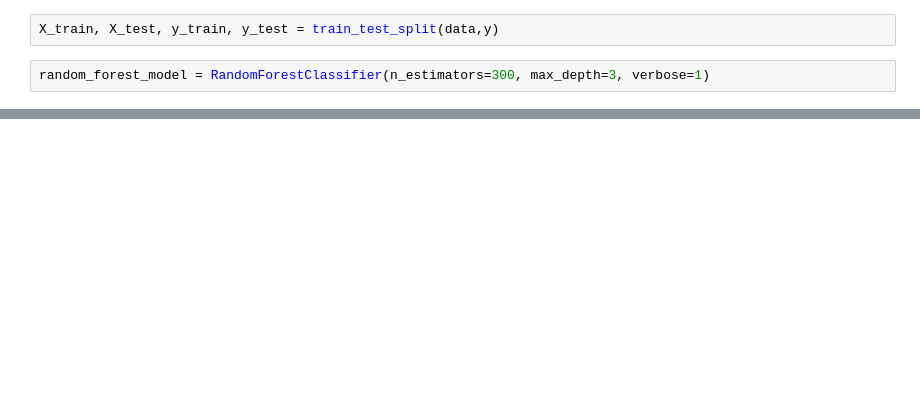
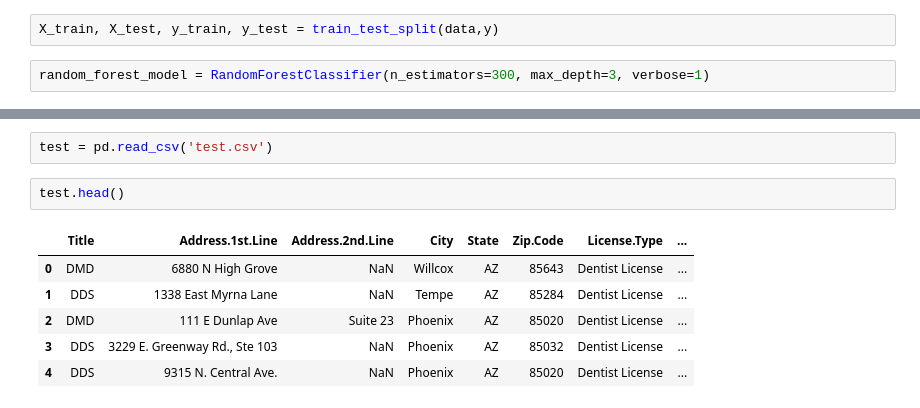
Before and after one commit to elizabethguy86/Practice_Purchase, a Jupyter notebook: david_eda.ipynb, the cells around one changed output, grey strips where cells are left out. Cells and saved outputs as stored; diff of their text form; blank space fills up the shorter version.

```diff
--- a/david_eda.ipynb
+++ b/david_eda.ipynb
@@ -78,0 +91,11 @@ list(zip(data.columns, random_forest_model.feature_importances_))
+# %%
+test = pd.read_csv('test.csv')
+# %%
+test.head()
+# %% [output]
+|  | Title | Address.1st.Line | Address.2nd.Line | City | State | Zip.Code | License.Type | ... |
+| 0 | DMD | 6880 N High Grove | NaN | Willcox | AZ | 85643 | Dentist License | ... |
+| 1 | DDS | 1338 East Myrna Lane | NaN | Tempe | AZ | 85284 | Dentist License | ... |
+| 2 | DMD | 111 E Dunlap Ave | Suite 23 | Phoenix | AZ | 85020 | Dentist License | ... |
+| 3 | DDS | 3229 E. Greenway Rd., Ste 103 | NaN | Phoenix | AZ | 85032 | Dentist License | ... |
+| 4 | DDS | 9315 N. Central Ave. | NaN | Phoenix | AZ | 85020 | Dentist License | ... |
```
Also changed, not shown: parts of 16 cells of this notebook, 1 other file.
